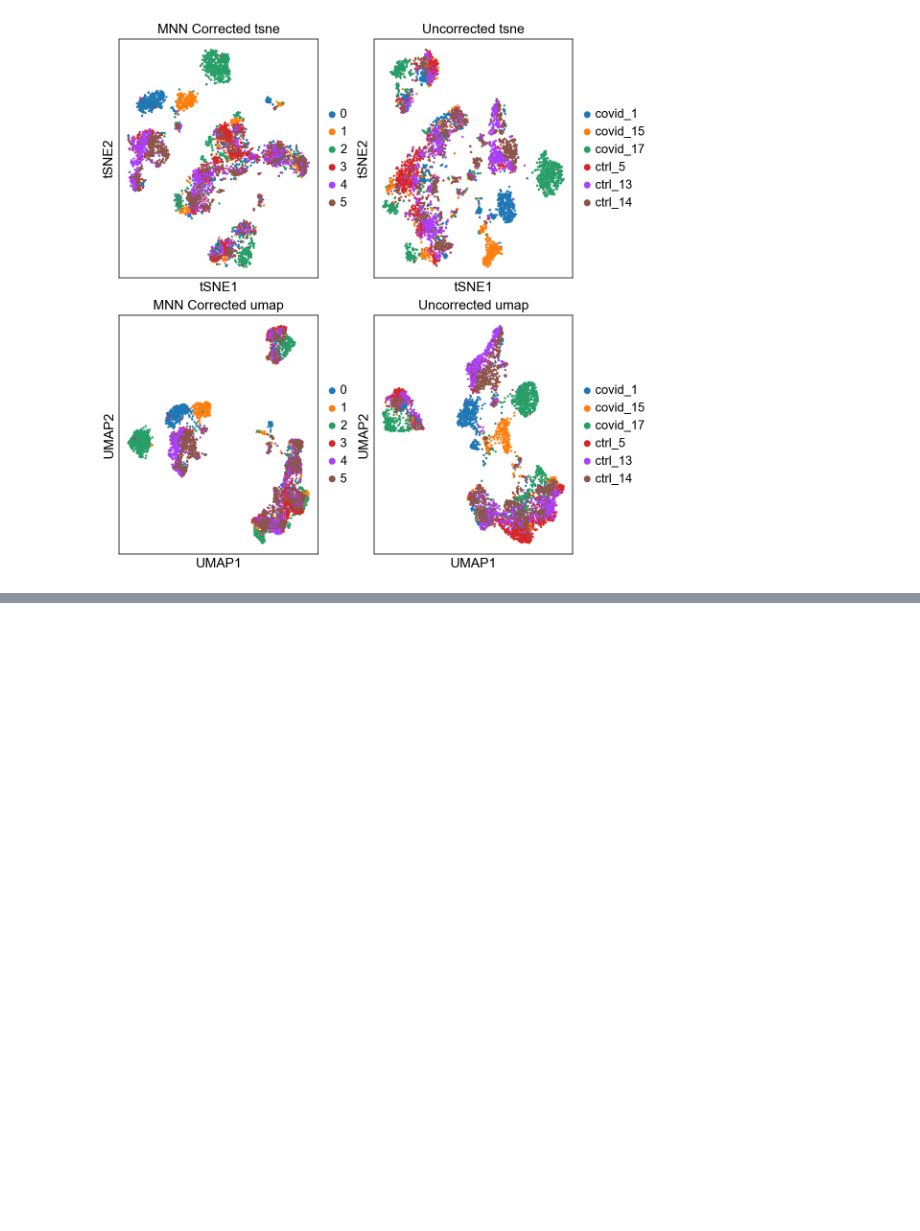
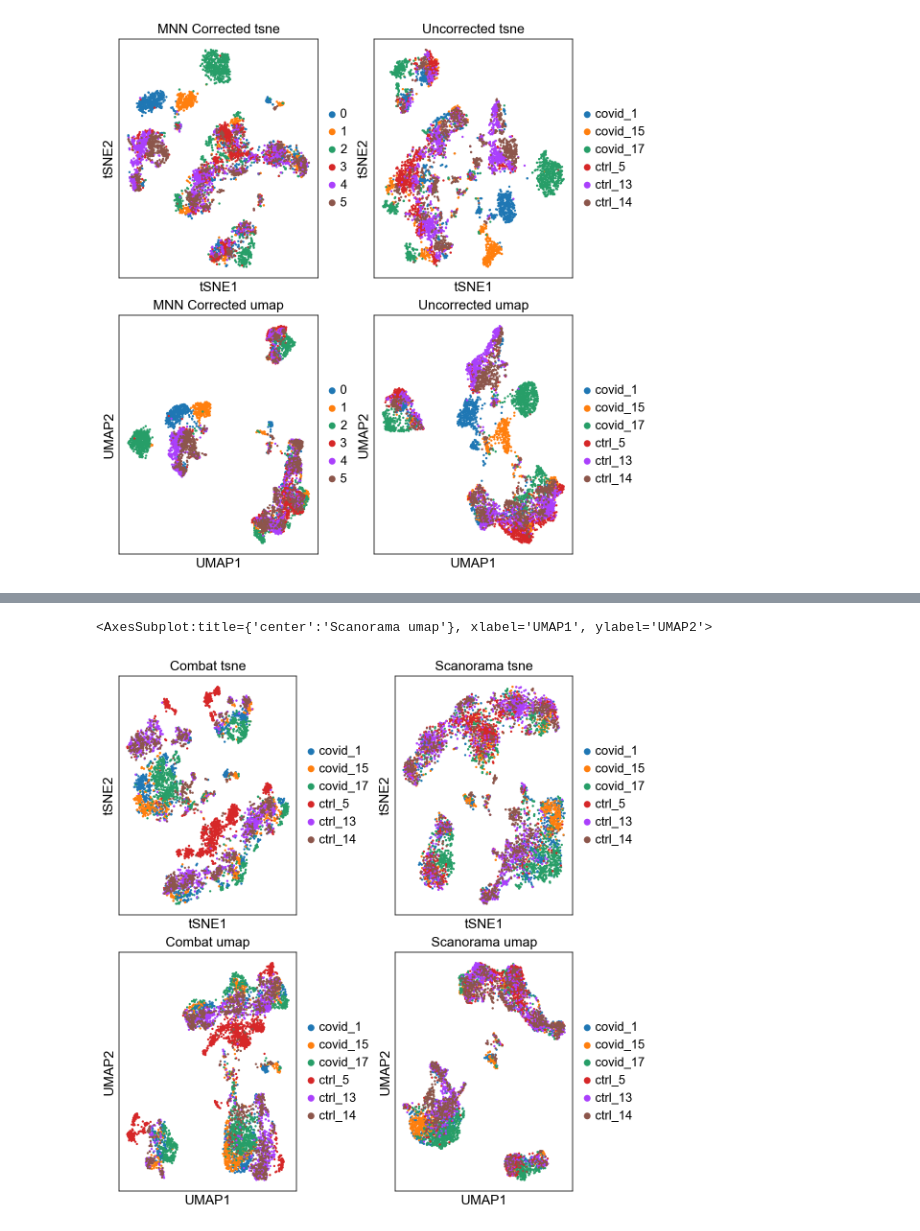
Before and after one commit to mujtababarsi/Covid-19-single-cell-analysis-Scanpy, a Jupyter notebook: Data integration.ipynb, the cells around one changed output, grey strips where cells are left out. Cells and saved outputs as stored; diff of their text form; code cells hidden in the pictures; blank space fills up the shorter version.

Commit message:
scanorama completion

```diff
--- a/Data integration.ipynb
+++ b/Data integration.ipynb
@@ -398,0 +401,9 @@ computing tSNE
+# %%
+fig, axs = plt.subplots(2, 2, figsize=(8,8),constrained_layout=True)
+sc.pl.tsne(adata_combat, color="sample", title="Combat tsne", ax=axs[0,0], show=False)
+sc.pl.tsne(adata, color="sample", title="Scanorama tsne", ax=axs[0,1], show=False)
+sc.pl.umap(adata_combat, color="sample", title="Combat umap", ax=axs[1,0], show=False)
+sc.pl.umap(adata, color="sample", title="Scanorama umap", ax=axs[1,1], show=False)
+# %% [output]
+<AxesSubplot:title={'center':'Scanorama umap'}, xlabel='UMAP1', ylabel='UMAP2'>
+[figure, added]
```
Also changed, not shown: parts of 24 cells of this notebook.
